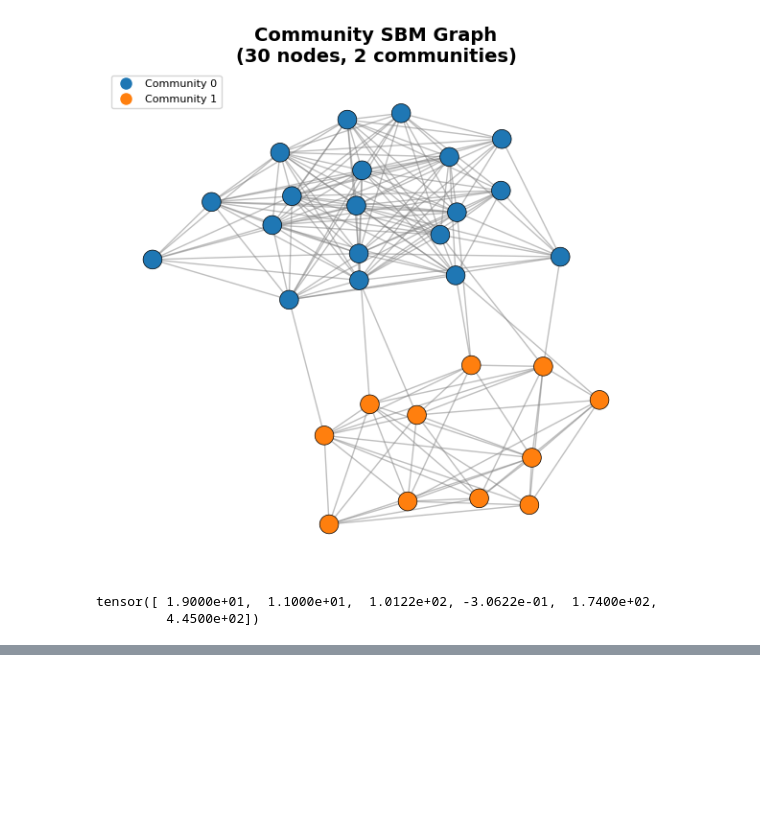
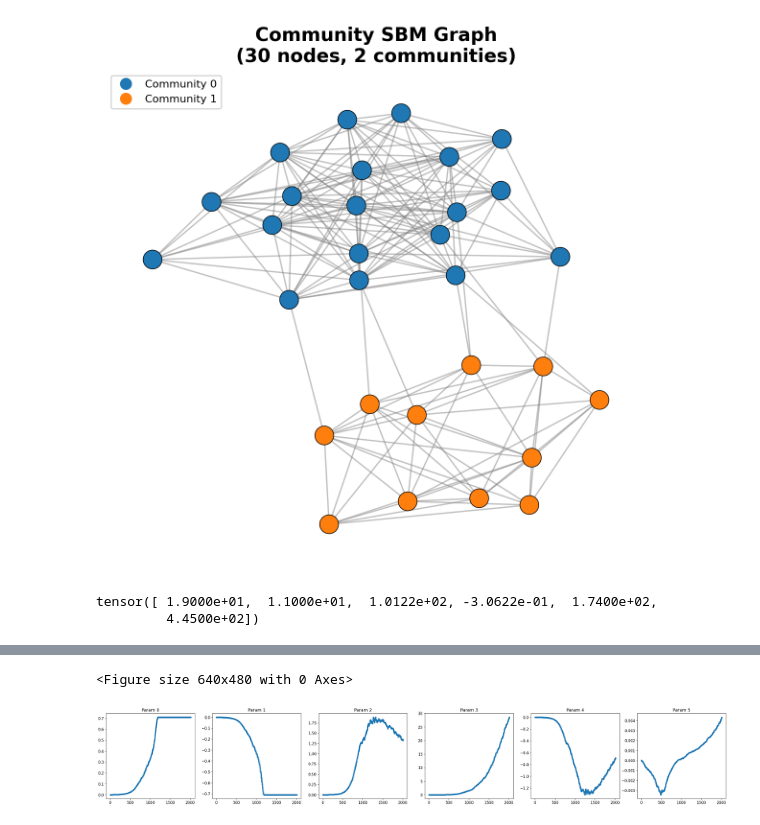
Before and after one commit to lykos98/torch-erg, a Jupyter notebook: tests.ipynb, the cells around one changed output, grey strips where cells are left out. Cells and saved outputs as stored; diff of their text form; code cells hidden in the pictures; blank space fills up the shorter version.

```diff
--- a/tests.ipynb
+++ b/tests.ipynb
@@ -141,0 +132,6 @@ _ = graph_generation.visualization.show_community_graph(return_graph[-2])
+# %%
+class MySampler2(MHSamplerFeatures):
+    def __init__(self, p_edge = 0.8, backend = "cpu"):
+        super().__init__(p_edge = p_edge, backend = backend)
+    def observables(self, graph_tuple):
+        return basic_observables(graph_tuple)
@@ -141,0 +191,17 @@ _ = graph_generation.visualization.show_community_graph(return_graph[-2])
+# %%
+import matplotlib.pyplot as plt
+
+pp = torch.stack(params_hist).numpy()
+n_params = pp.shape[1]
+height = 5
+width = 6
+plt.tight_layout()
+plt.figure(figsize = (width * n_params, height))
+
+for i in range(n_params):
+    plt.subplot(1,n_params, i + 1)
+    plt.title(f"Param {i}")
+    plt.plot(pp[:,i], ".-")
+# %% [output]
+<Figure size 640x480 with 0 Axes>
+[figure, added]
```
Also changed, not shown: parts of 9 cells of this notebook, 15 other files.
